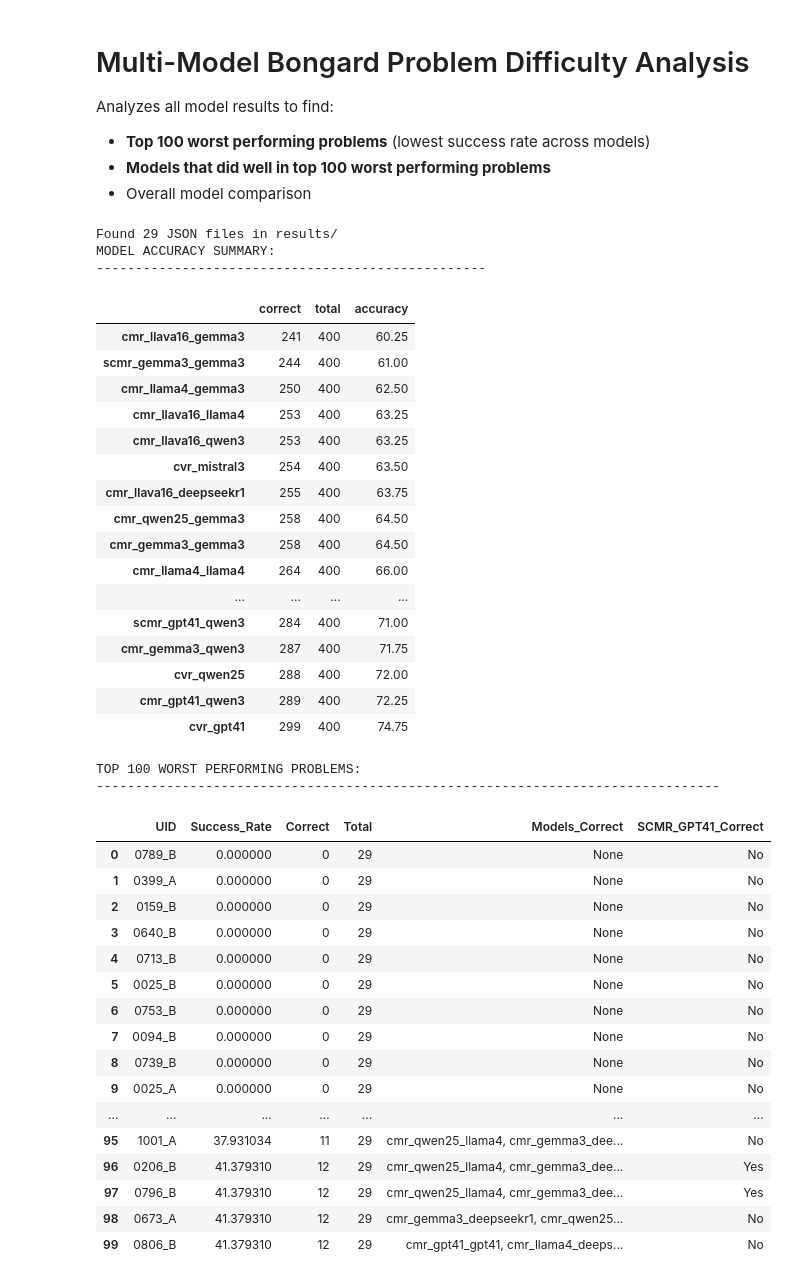
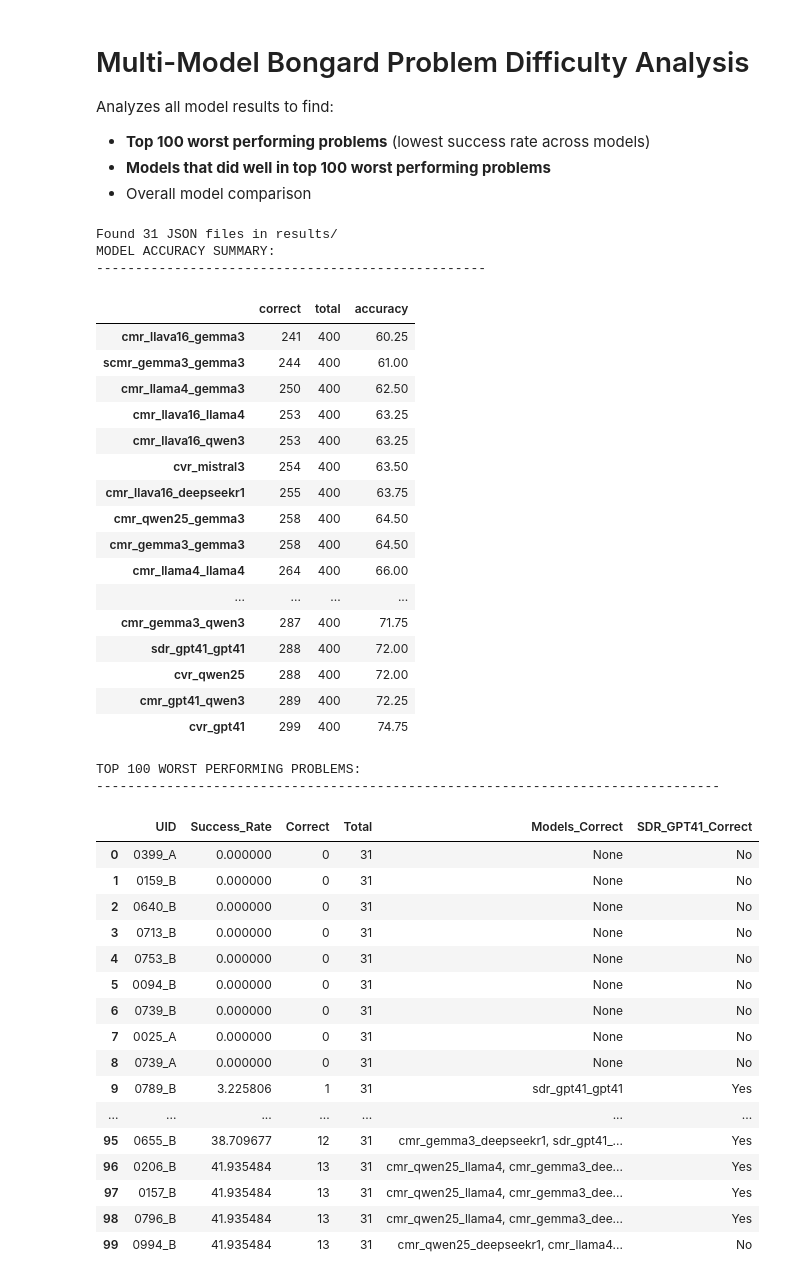
Before and after one commit to mrprofessor/bongard_playbook, a Jupyter notebook: notebooks/difficulty.ipynb, the cells around one changed output. Drawn from its saved outputs; the diff is of its cells as text; code cells hidden in the pictures.

```diff
--- a/notebooks/difficulty.ipynb
+++ b/notebooks/difficulty.ipynb
@@ -125,8 +125,8 @@ if model_accuracy:
 
     if not worst_problems.empty:
         # Add SCMR column
-        worst_problems['SCMR_GPT41_Correct'] = worst_problems['Models_Correct'].apply(
-            lambda x: 'Yes' if 'scmr_gpt41_gpt41' in str(x) else 'No'
+        worst_problems['SDR_GPT41_Correct'] = worst_problems['Models_Correct'].apply(
+            lambda x: 'Yes' if 'sdr_gpt41_gpt41' in str(x) else 'No'
         )
 
         print(f"\nTOP 100 WORST PERFORMING PROBLEMS:")
@@ -134,52 +134,52 @@ if model_accuracy:
 
         # Show all rows without truncation
         with pd.option_context('display.max_rows', None, 'display.max_colwidth', None):
             display(worst_problems)
 
     else:
         print("No problems to analyze!")
 else:
     print("No valid model results found!")
 # %% [output]
-Found 29 JSON files in results/
+Found 31 JSON files in results/
 MODEL ACCURACY SUMMARY:
 --------------------------------------------------
 |  | correct | total | accuracy |
 | cmr_llava16_gemma3 | 241 | 400 | 60.25 |
 | scmr_gemma3_gemma3 | 244 | 400 | 61.00 |
 | cmr_llama4_gemma3 | 250 | 400 | 62.50 |
 | cmr_llava16_llama4 | 253 | 400 | 63.25 |
 | cmr_llava16_qwen3 | 253 | 400 | 63.25 |
 | cvr_mistral3 | 254 | 400 | 63.50 |
 | cmr_llava16_deepseekr1 | 255 | 400 | 63.75 |
 | cmr_qwen25_gemma3 | 258 | 400 | 64.50 |
 | cmr_gemma3_gemma3 | 258 | 400 | 64.50 |
 | cmr_llama4_llama4 | 264 | 400 | 66.00 |
 | ... | ... | ... | ... |
-| scmr_gpt41_qwen3 | 284 | 400 | 71.00 |
 | cmr_gemma3_qwen3 | 287 | 400 | 71.75 |
+| sdr_gpt41_gpt41 | 288 | 400 | 72.00 |
 | cvr_qwen25 | 288 | 400 | 72.00 |
 | cmr_gpt41_qwen3 | 289 | 400 | 72.25 |
 | cvr_gpt41 | 299 | 400 | 74.75 |
 TOP 100 WORST PERFORMING PROBLEMS:
 --------------------------------------------------------------------------------
-|  | UID | Success_Rate | Correct | Total | Models_Correct | SCMR_GPT41_Correct |
-| 0 | 0789_B | 0.000000 | 0 | 29 | None | No |
-| 1 | 0399_A | 0.000000 | 0 | 29 | None | No |
-| 2 | 0159_B | 0.000000 | 0 | 29 | None | No |
-| 3 | 0640_B | 0.000000 | 0 | 29 | None | No |
-| 4 | 0713_B | 0.000000 | 0 | 29 | None | No |
-| 5 | 0025_B | 0.000000 | 0 | 29 | None | No |
-| 6 | 0753_B | 0.000000 | 0 | 29 | None | No |
-| 7 | 0094_B | 0.000000 | 0 | 29 | None | No |
-| 8 | 0739_B | 0.000000 | 0 | 29 | None | No |
-| 9 | 0025_A | 0.000000 | 0 | 29 | None | No |
+|  | UID | Success_Rate | Correct | Total | Models_Correct | SDR_GPT41_Correct |
+| 0 | 0399_A | 0.000000 | 0 | 31 | None | No |
+| 1 | 0159_B | 0.000000 | 0 | 31 | None | No |
+| 2 | 0640_B | 0.000000 | 0 | 31 | None | No |
+| 3 | 0713_B | 0.000000 | 0 | 31 | None | No |
+| 4 | 0753_B | 0.000000 | 0 | 31 | None | No |
+| 5 | 0094_B | 0.000000 | 0 | 31 | None | No |
+| 6 | 0739_B | 0.000000 | 0 | 31 | None | No |
+| 7 | 0025_A | 0.000000 | 0 | 31 | None | No |
+| 8 | 0739_A | 0.000000 | 0 | 31 | None | No |
+| 9 | 0789_B | 3.225806 | 1 | 31 | sdr_gpt41_gpt41 | Yes |
 | ... | ... | ... | ... | ... | ... | ... |
-| 95 | 1001_A | 37.931034 | 11 | 29 | cmr_qwen25_llama4, cmr_gemma3_dee... | No |
-| 96 | 0206_B | 41.379310 | 12 | 29 | cmr_qwen25_llama4, cmr_gemma3_dee... | Yes |
-| 97 | 0796_B | 41.379310 | 12 | 29 | cmr_qwen25_llama4, cmr_gemma3_dee... | Yes |
-| 98 | 0673_A | 41.379310 | 12 | 29 | cmr_gemma3_deepseekr1, cmr_qwen25... | No |
-| 99 | 0806_B | 41.379310 | 12 | 29 | cmr_gpt41_gpt41, cmr_llama4_deeps... | No |
+| 95 | 0655_B | 38.709677 | 12 | 31 | cmr_gemma3_deepseekr1, sdr_gpt41_... | Yes |
+| 96 | 0206_B | 41.935484 | 13 | 31 | cmr_qwen25_llama4, cmr_gemma3_dee... | Yes |
+| 97 | 0157_B | 41.935484 | 13 | 31 | cmr_qwen25_llama4, cmr_gemma3_dee... | Yes |
+| 98 | 0796_B | 41.935484 | 13 | 31 | cmr_qwen25_llama4, cmr_gemma3_dee... | Yes |
+| 99 | 0994_B | 41.935484 | 13 | 31 | cmr_qwen25_deepseekr1, cmr_llama4... | No |
 # %%
 # %%
 # Which models perform best on the worst 100 problems
```
Also changed, not shown: parts of 1 cell of this notebook, 7 other files.
